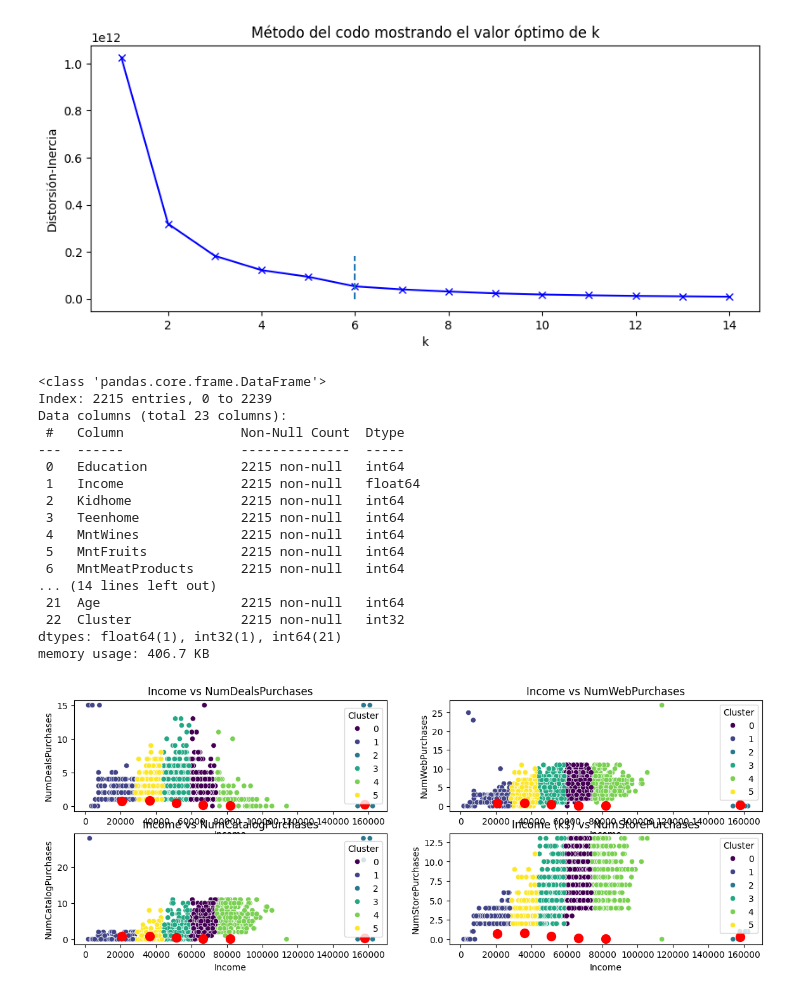
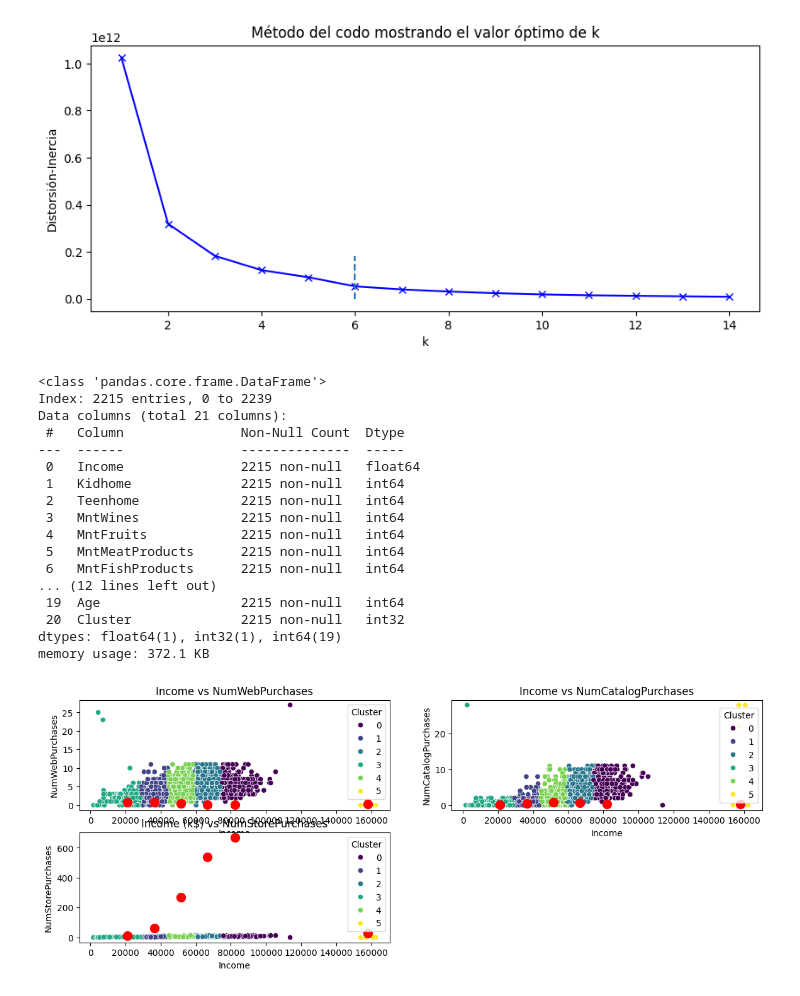
Before and after one commit to Felipepa9/MADSI, a Jupyter notebook: ENTREGA_3_||_NO_SUPERVISADO.ipynb, the cells around one changed output. Cells and saved outputs as stored; diff of their text form; code cells hidden in the pictures.

```diff
--- a/ENTREGA_3_||_NO_SUPERVISADO.ipynb
+++ b/ENTREGA_3_||_NO_SUPERVISADO.ipynb
@@ -86,6 +106,7 @@ dtype: int64
 #Eliminar
 data['ID'].unique()
 data.drop(columns=['ID'], inplace=True)
+data.drop(columns=['Dt_Customer'], inplace=True)
 # %%
 # Calcular la edad de cada usuario y eliminar la columna Year_Birth
 data['Age'] = 2024 - data['Year_Birth']
@@ -174,5 +195,5 @@ memory usage: 501.8+ KB
 # %%
-data.drop(columns=['Z_CostContact', 'Z_Revenue', 'Marital_Status', 'Recency', 'Complain'], inplace=True)
+data.drop(columns=['Z_CostContact', 'Z_Revenue', 'Marital_Status', 'Recency', 'Complain', 'Education', 'AcceptedCmp3'], inplace=True)
 # %%
 correlation = data.select_dtypes(include=['int64', 'float64']).corr().round(2)
 
@@ -227,51 +247,45 @@ KM5_Clust.info()
 # %% [output]
 <class 'pandas.core.frame.DataFrame'>
 Index: 2215 entries, 0 to 2239
-Data columns (total 23 columns):
+Data columns (total 21 columns):
  #   Column               Non-Null Count  Dtype
 ---  ------               --------------  -----
- 0   Education            2215 non-null   int64
- 1   Income               2215 non-null   float64
- 2   Kidhome              2215 non-null   int64
- 3   Teenhome             2215 non-null   int64
- 4   MntWines             2215 non-null   int64
- 5   MntFruits            2215 non-null   int64
- 6   MntMeatProducts      2215 non-null   int64
-... (14 lines left out)
- 21  Age                  2215 non-null   int64
- 22  Cluster              2215 non-null   int32
-dtypes: float64(1), int32(1), int64(21)
-memory usage: 406.7 KB
+ 0   Income               2215 non-null   float64
+ 1   Kidhome              2215 non-null   int64
+ 2   Teenhome             2215 non-null   int64
+ 3   MntWines             2215 non-null   int64
+ 4   MntFruits            2215 non-null   int64
+ 5   MntMeatProducts      2215 non-null   int64
+ 6   MntFishProducts      2215 non-null   int64
+... (12 lines left out)
+ 19  Age                  2215 non-null   int64
+ 20  Cluster              2215 non-null   int32
+dtypes: float64(1), int32(1), int64(19)
+memory usage: 372.1 KB
 # %%
 import seaborn as sns
 
 plt.figure(figsize=(14, 5))
 
-# Gráfico de Age vs Spending Score
+# Gráfico de Annual Income vs Spending Score
 plt.subplot(2, 2, 1)
-sns.scatterplot(x='Income', y='NumDealsPurchases', hue='Cluster', data=KM5_Clust, palette='viridis')
-plt.scatter(kmeans.cluster_centers_[:, 1], kmeans.cluster_centers_[:, 2], s=100, c='red')
-plt.title('Income vs NumDealsPurchases')
-
-# Gráfico de Annual Income vs Spending Score
-plt.subplot(2, 2, 2)
 sns.scatterplot(x='Income', y='NumWebPurchases', hue='Cluster', data=KM5_Clust, palette='viridis')
-plt.scatter(kmeans.cluster_centers_[:, 1], kmeans.cluster_centers_[:, 2], s=100, c='red')
+plt.scatter(kmeans.cluster_centers_[:, 0], kmeans.cluster_centers_[:, 1], s=100, c='red', label='Centroids') # Change here. Assuming 'Income' is in column 0 and 'NumWebPurchases' is in column 1 of X_data
 plt.title('Income vs NumWebPurchases')
 
 # Gráfico de Age vs Spending Score
-plt.subplot(2, 2, 3)
+plt.subplot(2, 2, 2)
 sns.scatterplot(x='Income', y='NumCatalogPurchases', hue='Cluster', data=KM5_Clust, palette='viridis')
-plt.scatter(kmeans.cluster_centers_[:, 1], kmeans.cluster_centers_[:, 2], s=100, c='red')
+plt.scatter(kmeans.cluster_centers_[:, 0], kmeans.cluster_centers_[:, 2], s=100, c='red', label='Centroids')  # Change here. Assuming 'Income' is in column 0 and 'NumCatalogPurchases' is in column 2 of X_data
 plt.title('Income vs NumCatalogPurchases')
 
 # Gráfico de Annual Income vs Spending Score
-plt.subplot(2, 2, 4)
+plt.subplot(2, 2, 3)
 sns.scatterplot(x='Income', y='NumStorePurchases', hue='Cluster', data=KM5_Clust, palette='viridis')
-plt.scatter(kmeans.cluster_centers_[:, 1], kmeans.cluster_centers_[:, 2], s=100, c='red')
+plt.scatter(kmeans.cluster_centers_[:, 0], kmeans.cluster_centers_[:, 3], s=100, c='red', label='Centroids')  # Change here. Assuming 'Income' is in column 0 and 'NumStorePurchases' is in column 3 of X_data
 plt.title('Income (k$) vs NumStorePurchases')
 
 
 plt.show()
 # %% [output]
-[figure, old version]
+[figure, new version]
```
Also changed, not shown: parts of 6 cells of this notebook.
